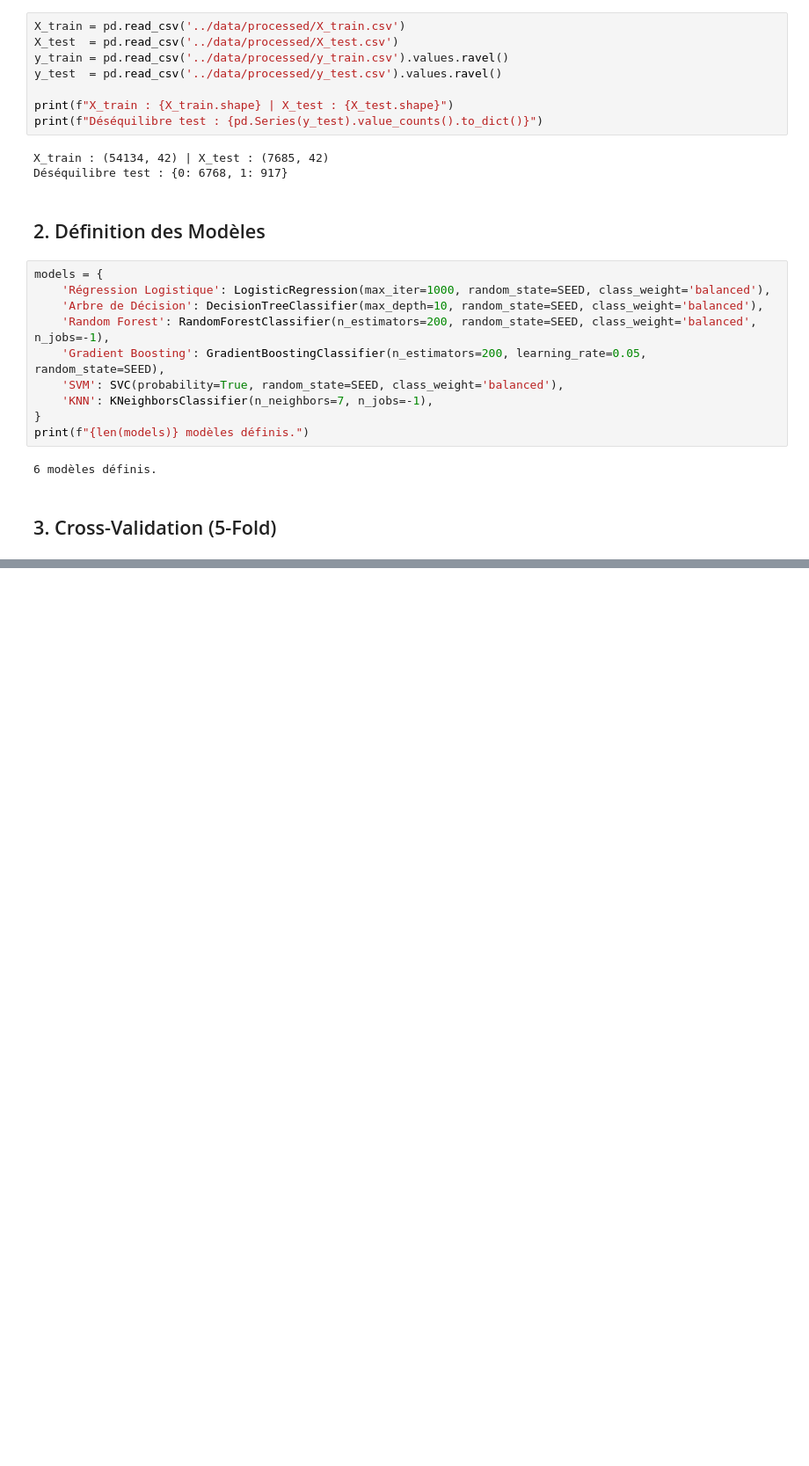
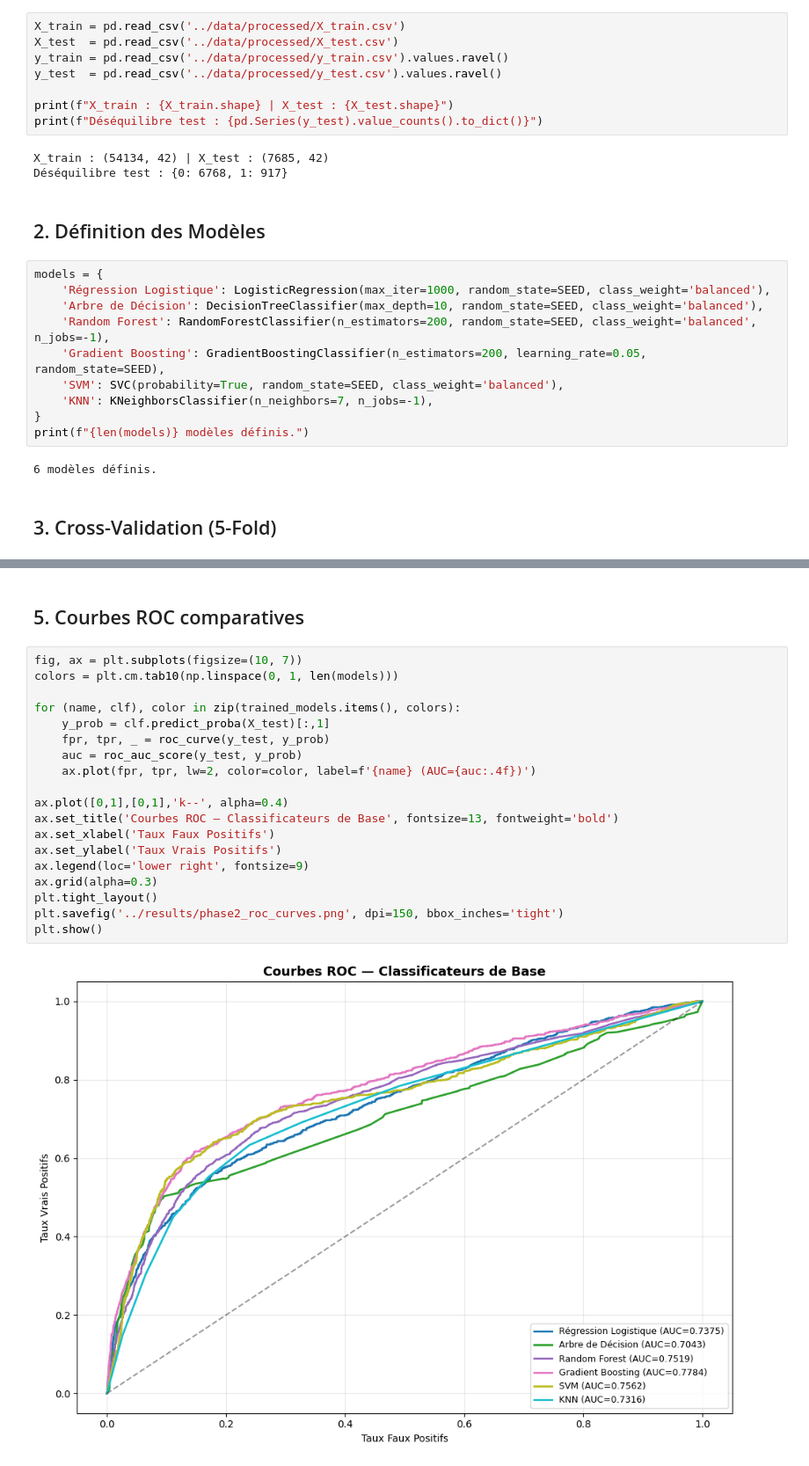
Before and after one commit to mwa1310/bank-costumers-behavior, a Jupyter notebook: notebook/BankCostumersBehavior.ipynb, the cells around one changed output, grey strips where cells are left out. Shown at 88% size. Saved outputs shown, nothing was run; the diff lists cells and outputs as text; blank space fills up the shorter version.

```diff
--- a/notebook/BankCostumersBehavior.ipynb
+++ b/notebook/BankCostumersBehavior.ipynb
@@ -305,0 +360,23 @@ KeyboardInterrupt:
+# %% [markdown]
+## 5. Courbes ROC comparatives
+# %%
+fig, ax = plt.subplots(figsize=(10, 7))
+colors = plt.cm.tab10(np.linspace(0, 1, len(models)))
+
+for (name, clf), color in zip(trained_models.items(), colors):
+    y_prob = clf.predict_proba(X_test)[:,1]
+    fpr, tpr, _ = roc_curve(y_test, y_prob)
+    auc = roc_auc_score(y_test, y_prob)
+    ax.plot(fpr, tpr, lw=2, color=color, label=f'{name} (AUC={auc:.4f})')
+
+ax.plot([0,1],[0,1],'k--', alpha=0.4)
+ax.set_title('Courbes ROC — Classificateurs de Base', fontsize=13, fontweight='bold')
+ax.set_xlabel('Taux Faux Positifs')
+ax.set_ylabel('Taux Vrais Positifs')
+ax.legend(loc='lower right', fontsize=9)
+ax.grid(alpha=0.3)
+plt.tight_layout()
+plt.savefig('../results/phase2_roc_curves.png', dpi=150, bbox_inches='tight')
+plt.show()
+# %% [output]
+[figure, added]
```
Also changed, not shown: parts of 23 cells of this notebook, 2 other files.
